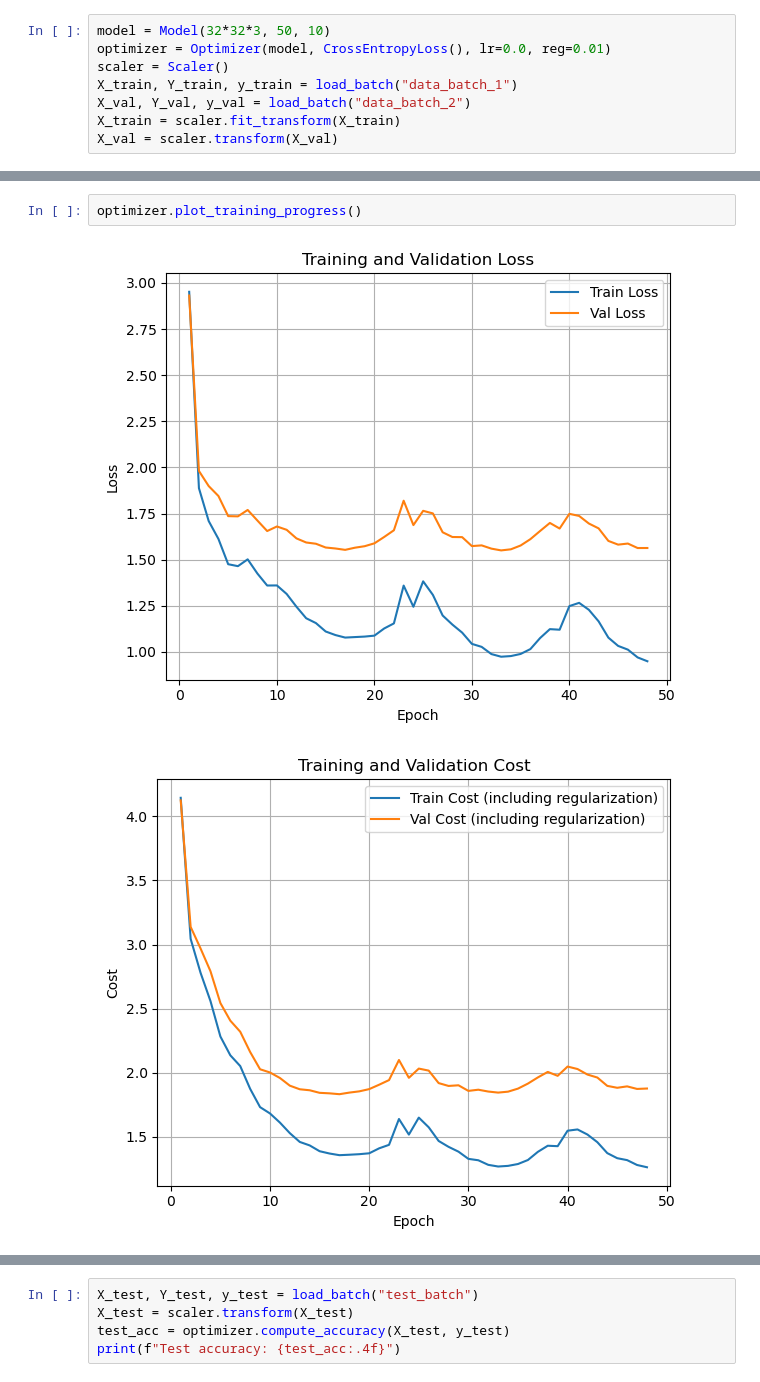
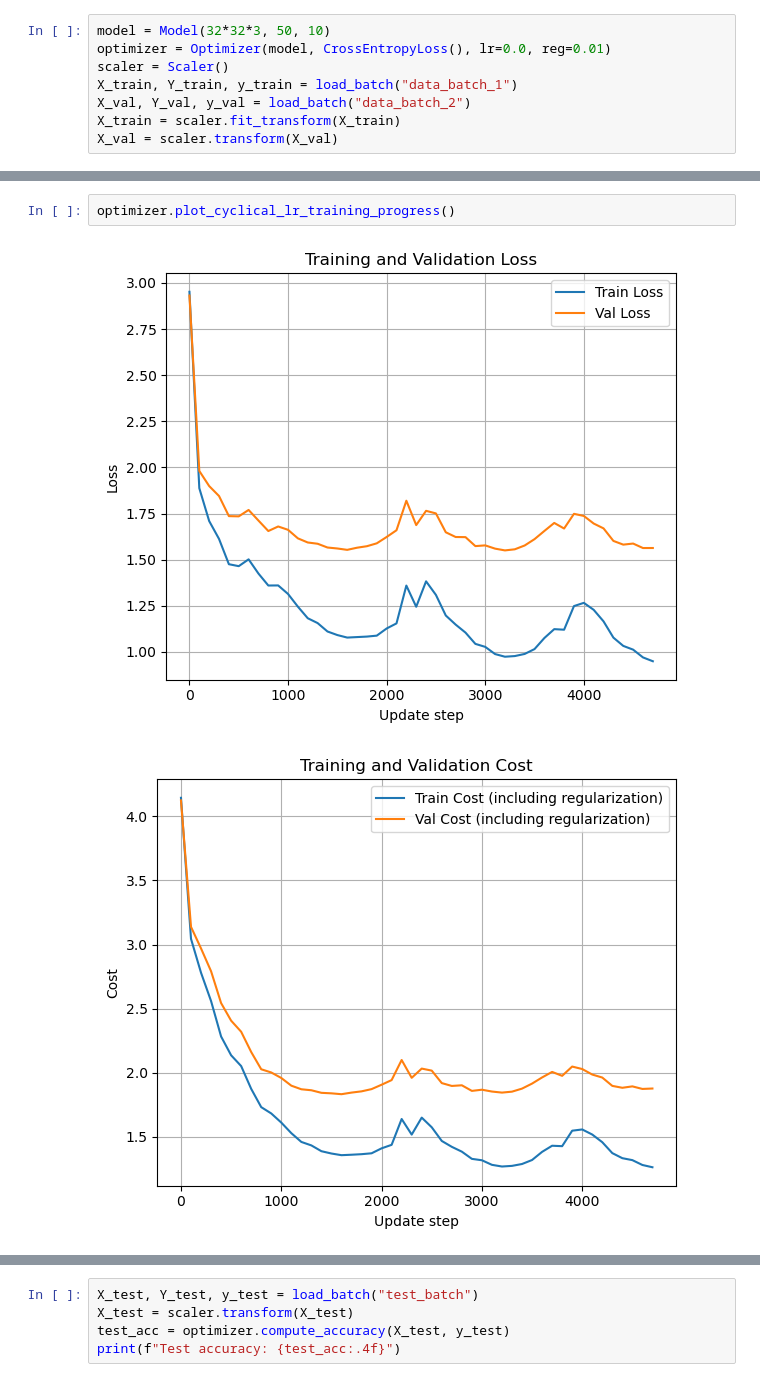
Before and after one commit to kahoujo1/DD2424-assignments, a Jupyter notebook: assignment2/src/ntb.ipynb, the cells around one changed output, grey strips where cells are left out. Drawn from its saved outputs; the diff is of its cells as text.

```diff
--- a/assignment2/src/ntb.ipynb
+++ b/assignment2/src/ntb.ipynb
@@ -220,7 +220,7 @@ Update step 3500 - Train Loss: 0.9889, Val Loss: 1.5769, Train Acc: 0.6884, Val
 Update step 4000 - Train Loss: 1.2484, Val Loss: 1.7485, Train Acc: 0.5608, Val Acc: 0.4066, LR: 0.099875
 Update step 4500 - Train Loss: 1.0326, Val Loss: 1.5815, Train Acc: 0.6679, Val Acc: 0.4610, LR: 0.037631
 # %%
-optimizer.plot_training_progress()
+optimizer.plot_cyclical_lr_training_progress()
 # %% [output]
-[figure, old version]
+[figure, new version]
-[figure, old version]
+[figure, new version]
```
Also changed, not shown: parts of 4 cells of this notebook, 1 other file.
